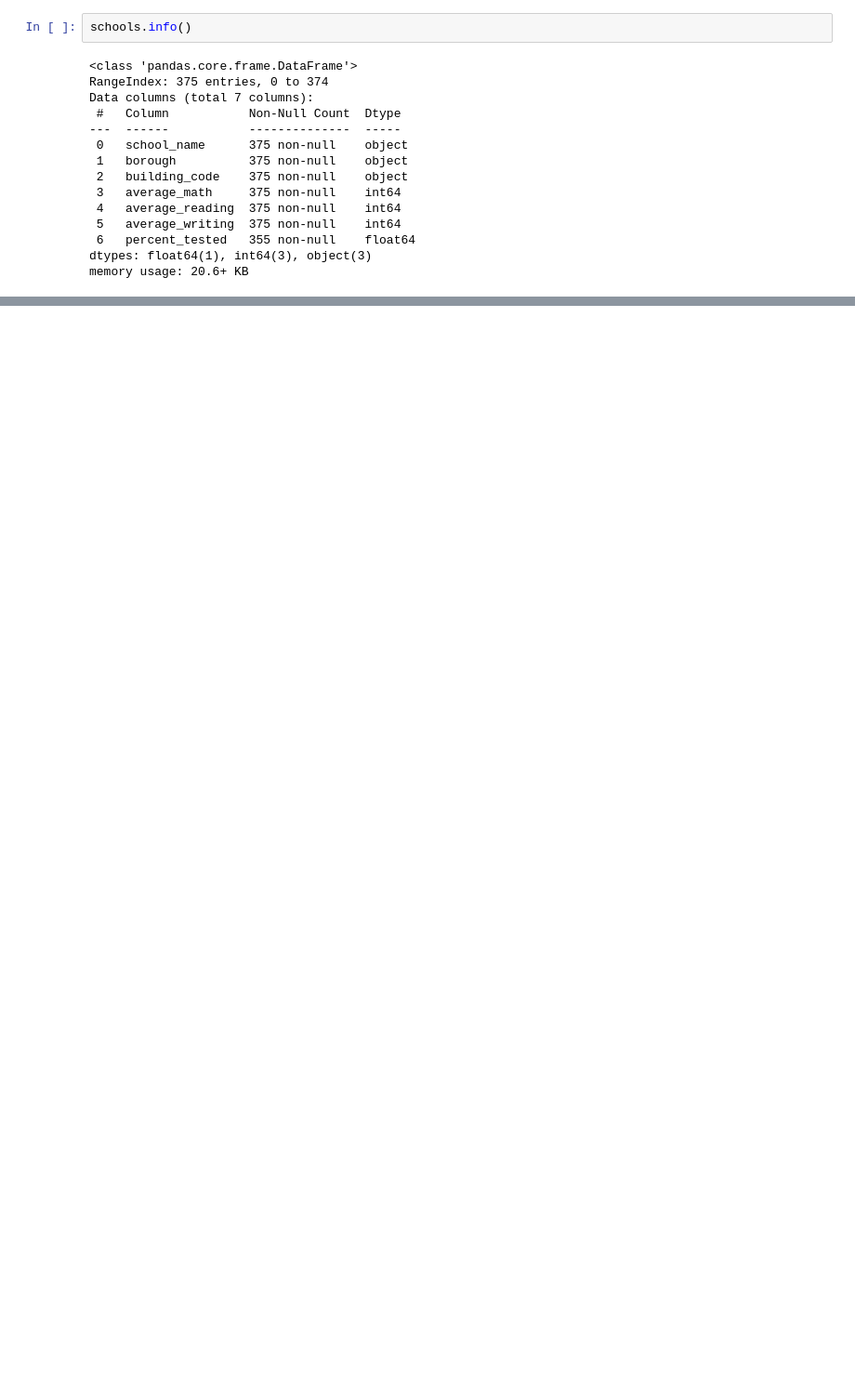
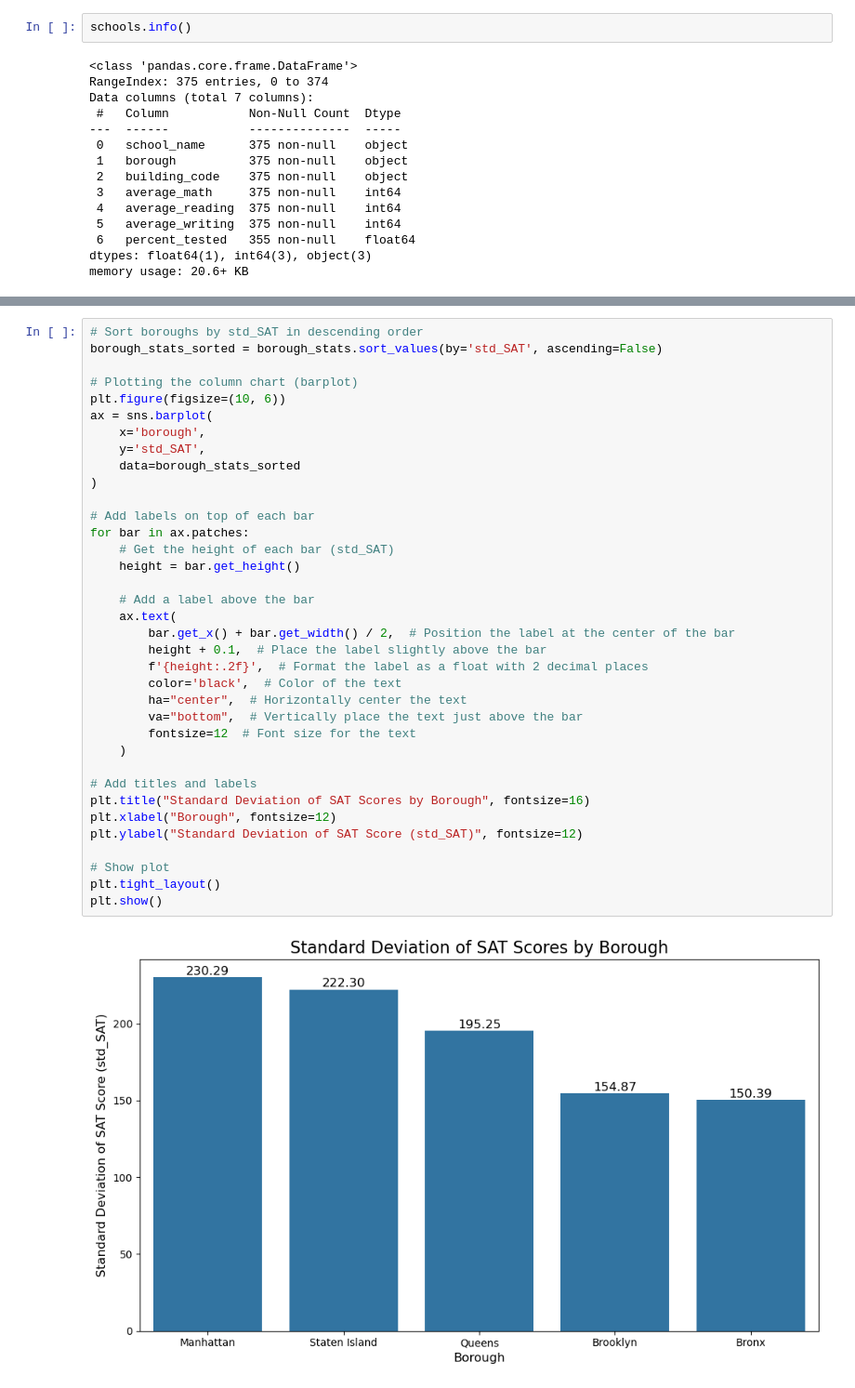
Before and after one commit to azizp128/data-science-projects, a Jupyter notebook: exploring-nyc-public-school-test-result-scores/notebook.ipynb, the cells around one changed output, grey strips where cells are left out. Shown at 93% size. Drawn from its saved outputs; the diff is of its cells as text; blank space fills up the shorter version.

```diff
--- a/exploring-nyc-public-school-test-result-scores/notebook.ipynb
+++ b/exploring-nyc-public-school-test-result-scores/notebook.ipynb
@@ -108,0 +250,38 @@ largest_std_dev
+# %%
+# Sort boroughs by std_SAT in descending order
+borough_stats_sorted = borough_stats.sort_values(by='std_SAT', ascending=False)
+
+# Plotting the column chart (barplot)
+plt.figure(figsize=(10, 6))
+ax = sns.barplot(
+    x='borough',
+    y='std_SAT',
+    data=borough_stats_sorted
+)
+
+# Add labels on top of each bar
+for bar in ax.patches:
+    # Get the height of each bar (std_SAT)
+    height = bar.get_height()
+
+    # Add a label above the bar
+    ax.text(
+        bar.get_x() + bar.get_width() / 2,  # Position the label at the center of the bar
+        height + 0.1,  # Place the label slightly above the bar
+        f'{height:.2f}',  # Format the label as a float with 2 decimal places
+        color='black',  # Color of the text
+        ha="center",  # Horizontally center the text
+        va="bottom",  # Vertically place the text just above the bar
+        fontsize=12  # Font size for the text
+    )
+
+# Add titles and labels
+plt.title("Standard Deviation of SAT Scores by Borough", fontsize=16)
+plt.xlabel("Borough", fontsize=12)
+plt.ylabel("Standard Deviation of SAT Score (std_SAT)", fontsize=12)
+
+# Show plot
+plt.tight_layout()
+plt.show()
+# %% [output]
+[figure, added]
```
Also changed, not shown: parts of 24 cells of this notebook, 4 other files.
